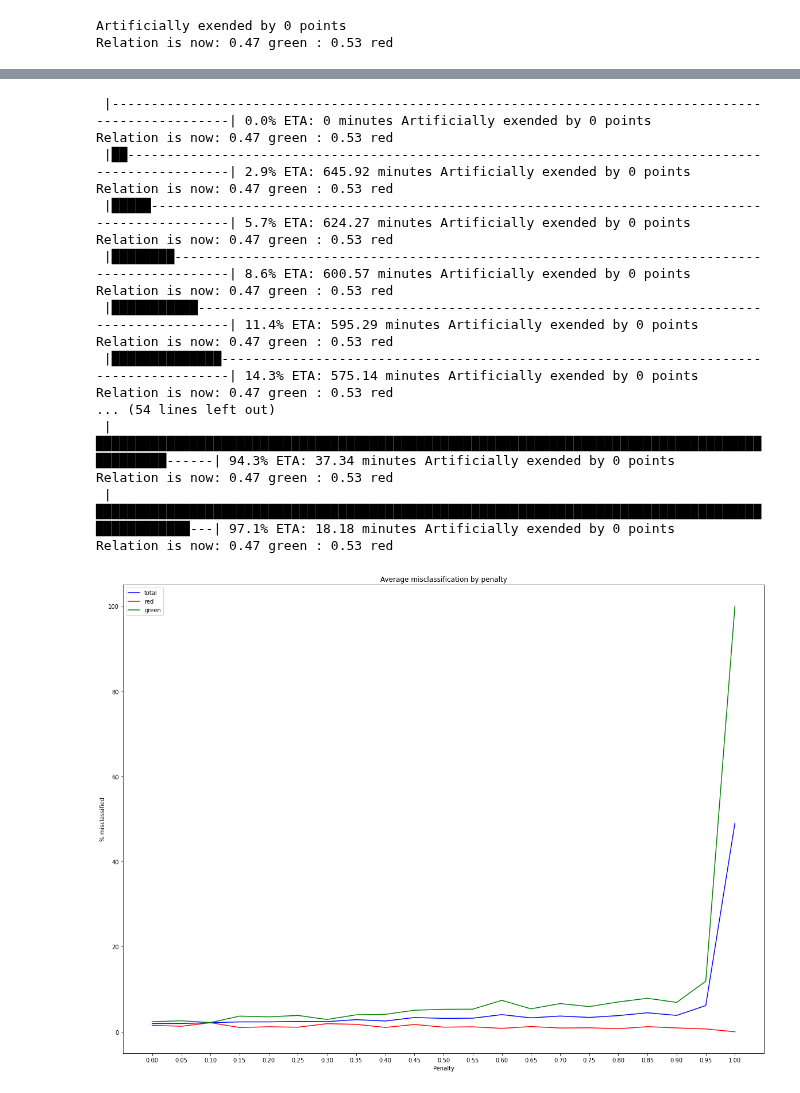
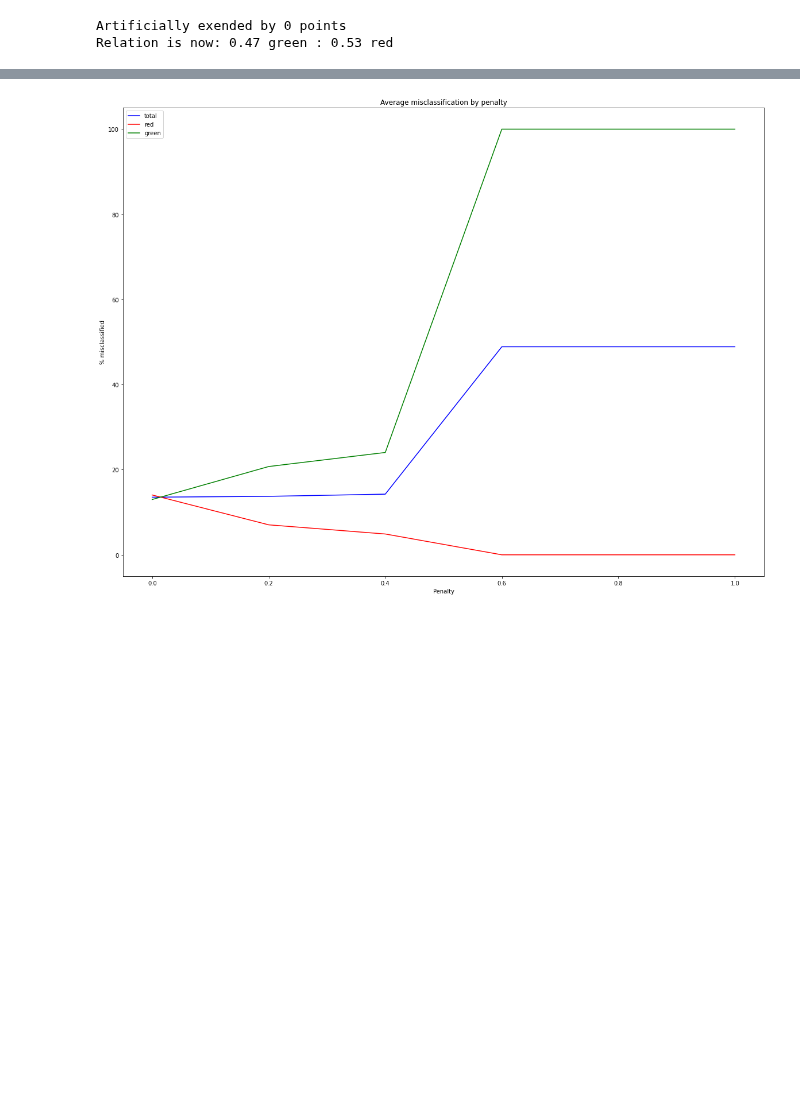
Before and after one commit to ericbill21/siemens, a Jupyter notebook: Siemens_Approach.ipynb, the cells around one changed output, grey strips where cells are left out. Drawn from its saved outputs; the diff is of its cells as text; code cells hidden in the pictures; blank space fills up the shorter version.

```diff
--- a/Siemens_Approach.ipynb
+++ b/Siemens_Approach.ipynb
@@ -700,27 +735,10 @@ def averagePenaltyEffect(n, interval=(0,1), accuracy=10,
   return (total_misclass_percentages_avg, red_misclass_percentages_avg,
          green_misclass_percentages_avg)
 # %%
-average_penalty_effect = averagePenaltyEffect(35, accuracy=20, batch_size=128,
-                                              epochs=500)
+average_penalty_effect = averagePenaltyEffect(10, length_val=200, accuracy=5, batch_size=128,
+                                              epochs=20)
 # %% [output]
- |----------------------------------------------------------------------------------------------------| 0.0% ETA: 0 minutes Artificially exended by 0 points
-Relation is now: 0.47 green : 0.53 red
- |██--------------------------------------------------------------------------------------------------| 2.9% ETA: 645.92 minutes Artificially exended by 0 points
-Relation is now: 0.47 green : 0.53 red
- |█████-----------------------------------------------------------------------------------------------| 5.7% ETA: 624.27 minutes Artificially exended by 0 points
-Relation is now: 0.47 green : 0.53 red
- |████████--------------------------------------------------------------------------------------------| 8.6% ETA: 600.57 minutes Artificially exended by 0 points
-Relation is now: 0.47 green : 0.53 red
- |███████████-----------------------------------------------------------------------------------------| 11.4% ETA: 595.29 minutes Artificially exended by 0 points
-Relation is now: 0.47 green : 0.53 red
- |██████████████--------------------------------------------------------------------------------------| 14.3% ETA: 575.14 minutes Artificially exended by 0 points
-Relation is now: 0.47 green : 0.53 red
-... (54 lines left out)
- |██████████████████████████████████████████████████████████████████████████████████████████████------| 94.3% ETA: 37.34 minutes Artificially exended by 0 points
-Relation is now: 0.47 green : 0.53 red
- |█████████████████████████████████████████████████████████████████████████████████████████████████---| 97.1% ETA: 18.18 minutes Artificially exended by 0 points
-Relation is now: 0.47 green : 0.53 red
-[figure, old version]
+[figure, new version]
 # %%
 #@title GPU and RAM info
 gpu_info = !nvidia-smi
```
Also changed, not shown: parts of 4 cells of this notebook.
